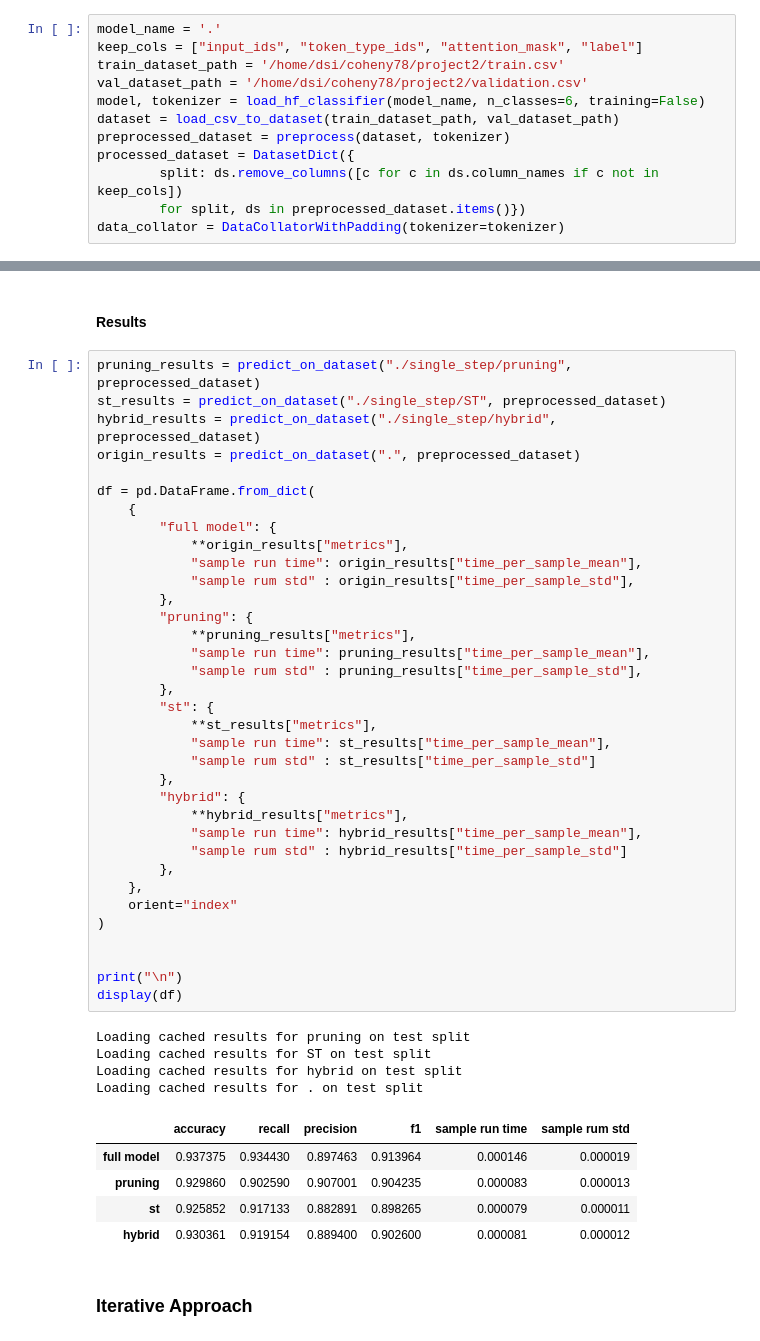
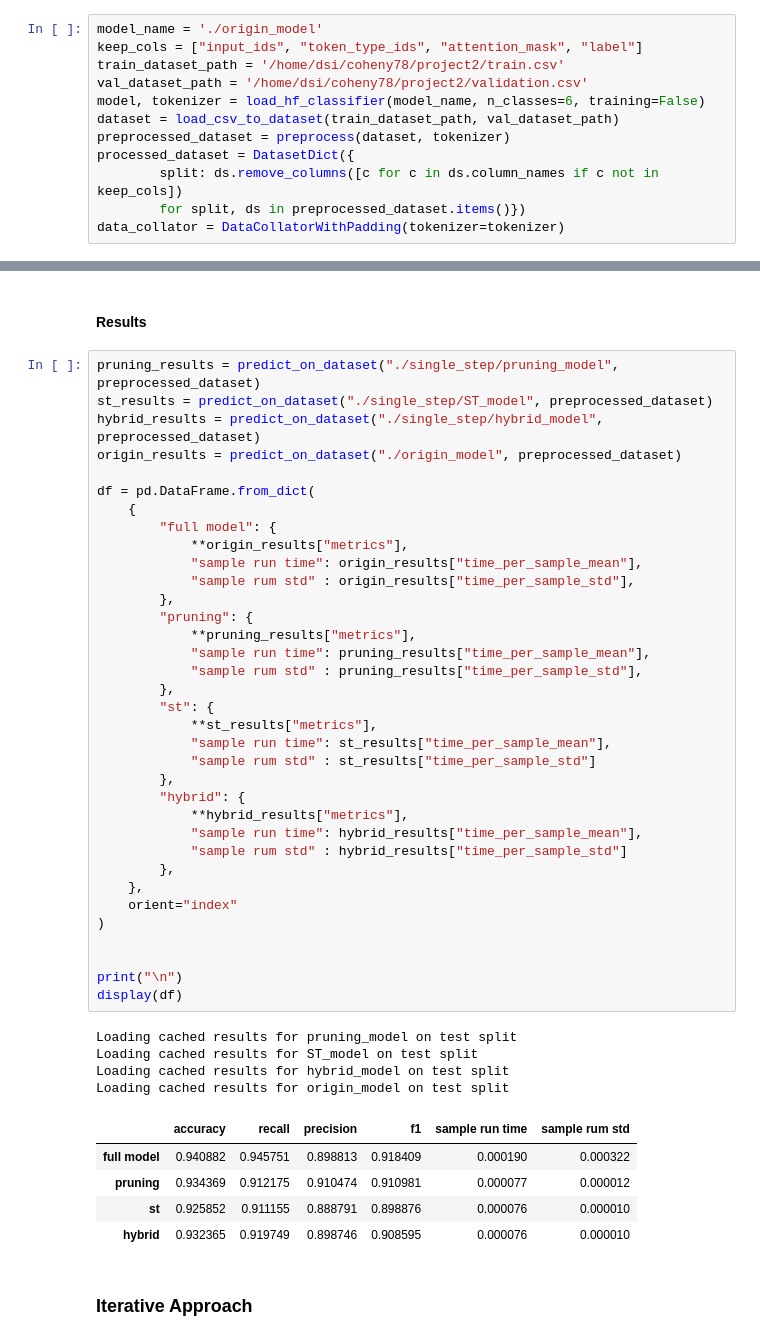
Before and after one commit to Nisimachluf/NLP-using-DL-Transformers, a Jupyter notebook: file.ipynb, the cells around one changed output, grey strips where cells are left out. Drawn from its saved outputs; the diff is of its cells as text.

```diff
--- a/file.ipynb
+++ b/file.ipynb
@@ -17,5 +18,5 @@ from IPython.display import display
 # %%
-model_name = '.'
+model_name = './origin_model'
 keep_cols = ["input_ids", "token_type_ids", "attention_mask", "label"]
 train_dataset_path = '/home/dsi/coheny78/project2/train.csv'
 val_dataset_path = '/home/dsi/coheny78/project2/validation.csv'
@@ -142,50 +141,50 @@ Early stopping triggered. Training finished.
 # %% [markdown]
 #### Results
 # %%
-pruning_results = predict_on_dataset("./single_step/pruning", preprocessed_dataset)
-st_results = predict_on_dataset("./single_step/ST", preprocessed_dataset)
-hybrid_results = predict_on_dataset("./single_step/hybrid", preprocessed_dataset)
-origin_results = predict_on_dataset(".", preprocessed_dataset)
+pruning_results = predict_on_dataset("./single_step/pruning_model", preprocessed_dataset)
+st_results = predict_on_dataset("./single_step/ST_model", preprocessed_dataset)
+hybrid_results = predict_on_dataset("./single_step/hybrid_model", preprocessed_dataset)
+origin_results = predict_on_dataset("./origin_model", preprocessed_dataset)
 
 df = pd.DataFrame.from_dict(
     {
         "full model": {
             **origin_results["metrics"],
             "sample run time": origin_results["time_per_sample_mean"],
             "sample rum std" : origin_results["time_per_sample_std"],
         },
         "pruning": {
             **pruning_results["metrics"],
             "sample run time": pruning_results["time_per_sample_mean"],
             "sample rum std" : pruning_results["time_per_sample_std"],
         },
         "st": {
             **st_results["metrics"],
             "sample run time": st_results["time_per_sample_mean"],
             "sample rum std" : st_results["time_per_sample_std"]
         },
         "hybrid": {
             **hybrid_results["metrics"],
             "sample run time": hybrid_results["time_per_sample_mean"],
             "sample rum std" : hybrid_results["time_per_sample_std"]
         },
     },
     orient="index"
 )
 
 
 print("\n")
 display(df)
 # %% [output]
-Loading cached results for pruning on test split
-Loading cached results for ST on test split
-Loading cached results for hybrid on test split
-Loading cached results for . on test split
+Loading cached results for pruning_model on test split
+Loading cached results for ST_model on test split
+Loading cached results for hybrid_model on test split
+Loading cached results for origin_model on test split
 |  | accuracy | recall | precision | f1 | sample run time | sample rum std |
-| full model | 0.937375 | 0.934430 | 0.897463 | 0.913964 | 0.000146 | 0.000019 |
-| pruning | 0.929860 | 0.902590 | 0.907001 | 0.904235 | 0.000083 | 0.000013 |
-| st | 0.925852 | 0.917133 | 0.882891 | 0.898265 | 0.000079 | 0.000011 |
-| hybrid | 0.930361 | 0.919154 | 0.889400 | 0.902600 | 0.000081 | 0.000012 |
+| full model | 0.940882 | 0.945751 | 0.898813 | 0.918409 | 0.000190 | 0.000322 |
+| pruning | 0.934369 | 0.912175 | 0.910474 | 0.910981 | 0.000077 | 0.000012 |
+| st | 0.925852 | 0.911155 | 0.888791 | 0.898876 | 0.000076 | 0.000010 |
+| hybrid | 0.932365 | 0.919749 | 0.898746 | 0.908595 | 0.000076 | 0.000010 |
 # %% [markdown]
 ### Iterative Approach
 # %%
```
Also changed, not shown: parts of 12 cells of this notebook, 2 other files.
